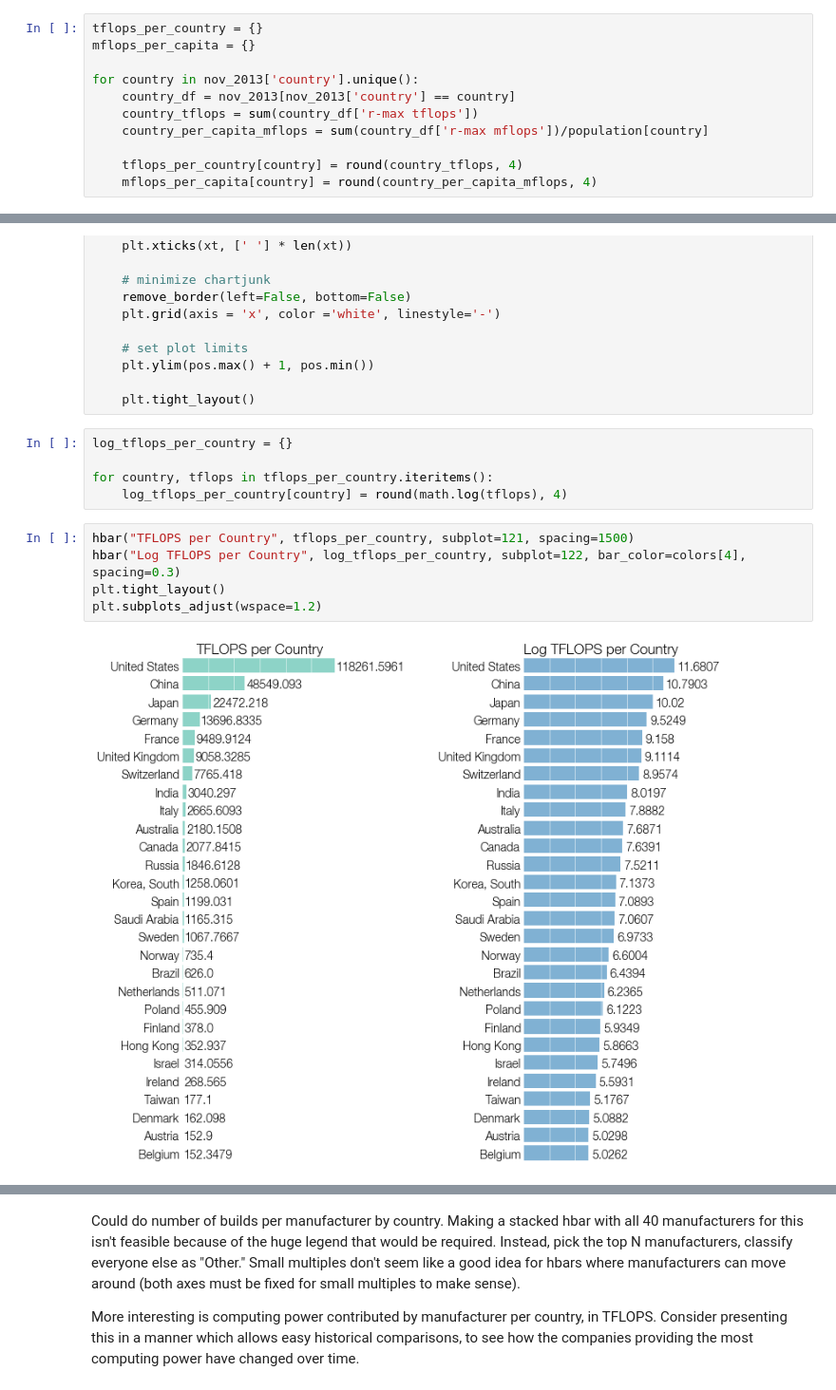
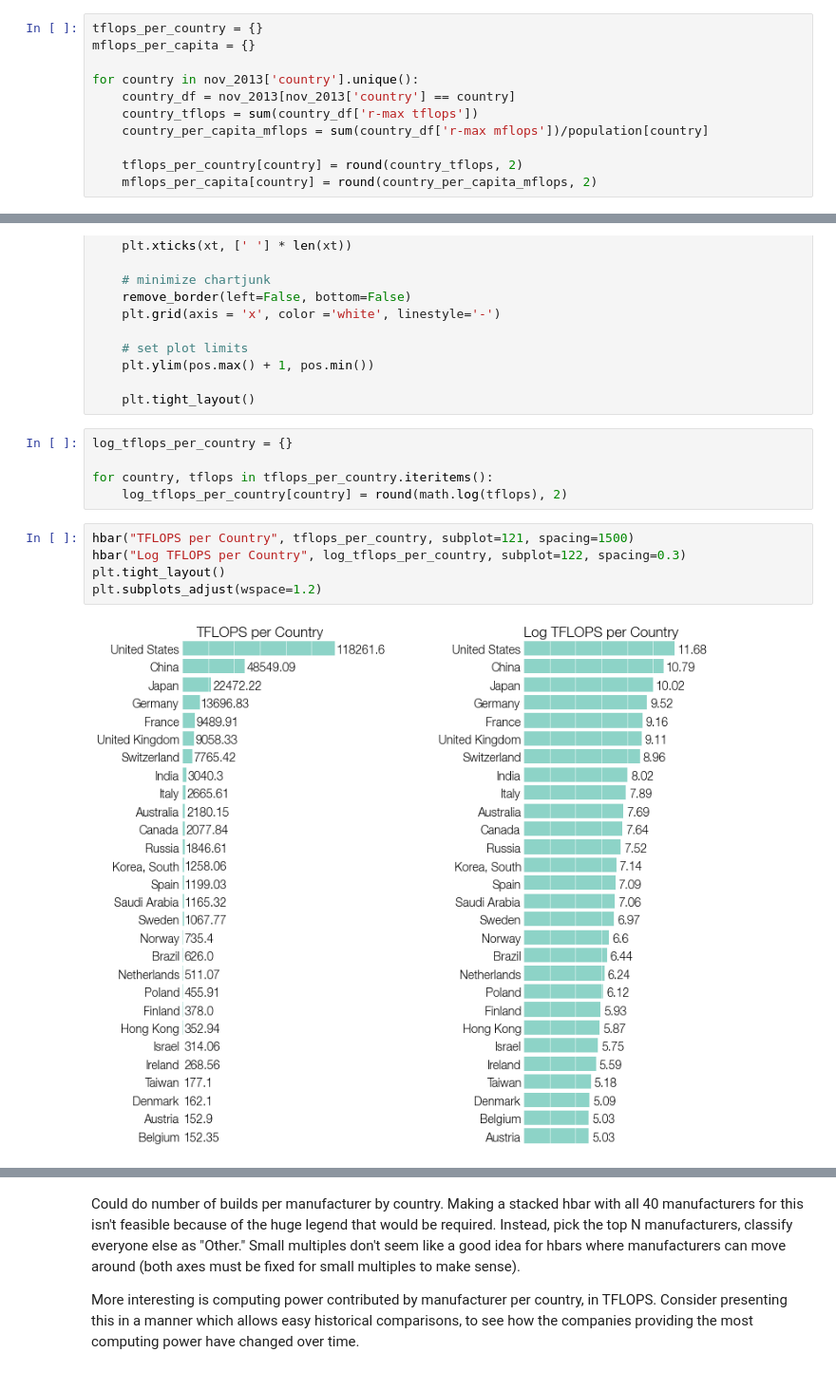
Before and after one commit to rlucioni/viz, a Jupyter notebook: top500/top500.ipynb, the cells around one changed output, grey strips where cells are left out. Shown at 95% size. Drawn from its saved outputs; the diff is of its cells as text.

Commit message:
rounding to 2 decimal places, new directory for generated images

```diff
--- a/top500/top500.ipynb
+++ b/top500/top500.ipynb
@@ -167,8 +167,8 @@ for country in nov_2013['country'].unique():
     country_tflops = sum(country_df['r-max tflops'])
     country_per_capita_mflops = sum(country_df['r-max mflops'])/population[country]
 
-    tflops_per_country[country] = round(country_tflops, 4)
-    mflops_per_capita[country] = round(country_per_capita_mflops, 4)
+    tflops_per_country[country] = round(country_tflops, 2)
+    mflops_per_capita[country] = round(country_per_capita_mflops, 2)
 # %%
 print tflops_per_country['China'], tflops_per_country['United States']
 # %% [output]
@@ -238,14 +238,14 @@ def hbar(title, item_count_dict, bar_color=colors[0], spacing=50, subplot=111):
 log_tflops_per_country = {}
 
 for country, tflops in tflops_per_country.iteritems():
-    log_tflops_per_country[country] = round(math.log(tflops), 4)
+    log_tflops_per_country[country] = round(math.log(tflops), 2)
 # %%
 hbar("TFLOPS per Country", tflops_per_country, subplot=121, spacing=1500)
-hbar("Log TFLOPS per Country", log_tflops_per_country, subplot=122, bar_color=colors[4], spacing=0.3)
+hbar("Log TFLOPS per Country", log_tflops_per_country, subplot=122, spacing=0.3)
 plt.tight_layout()
 plt.subplots_adjust(wspace=1.2)
 # %% [output]
-[figure, old version]
+[figure, new version]
 # %%
 log_mflops_per_capita = {}
 
```
Also changed, not shown: parts of 10 cells of this notebook, 13 other files.
